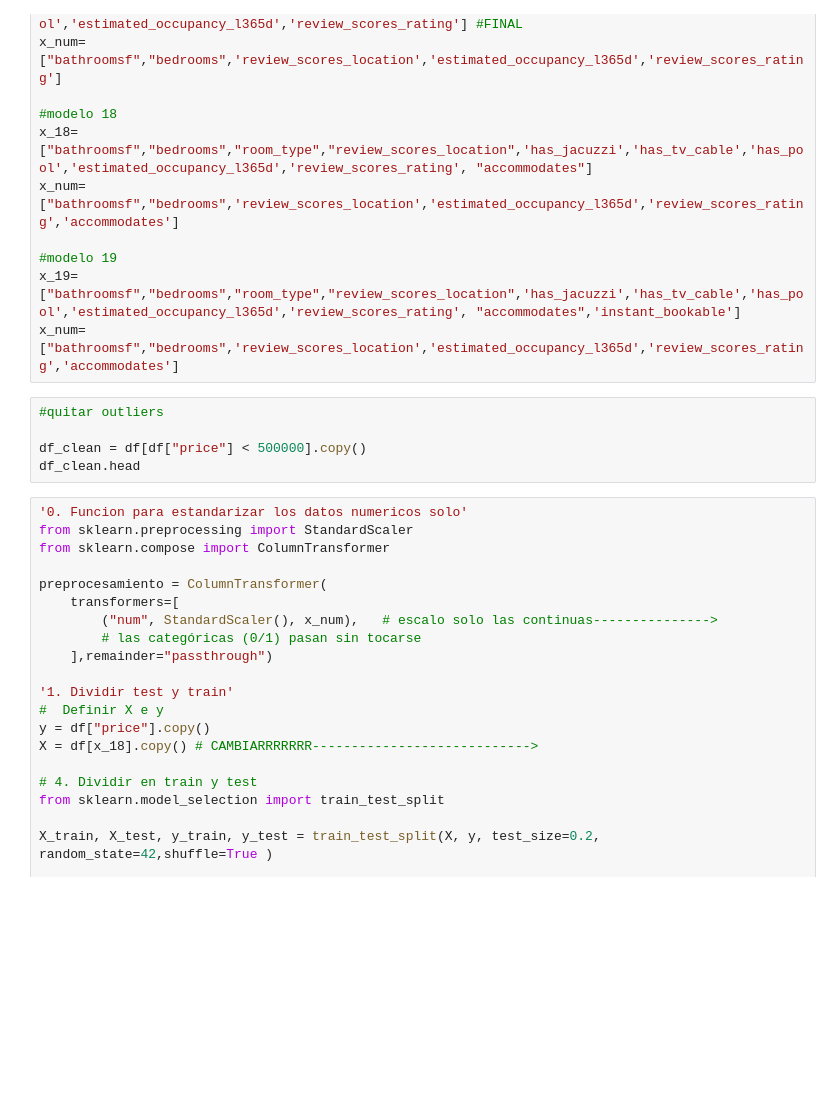
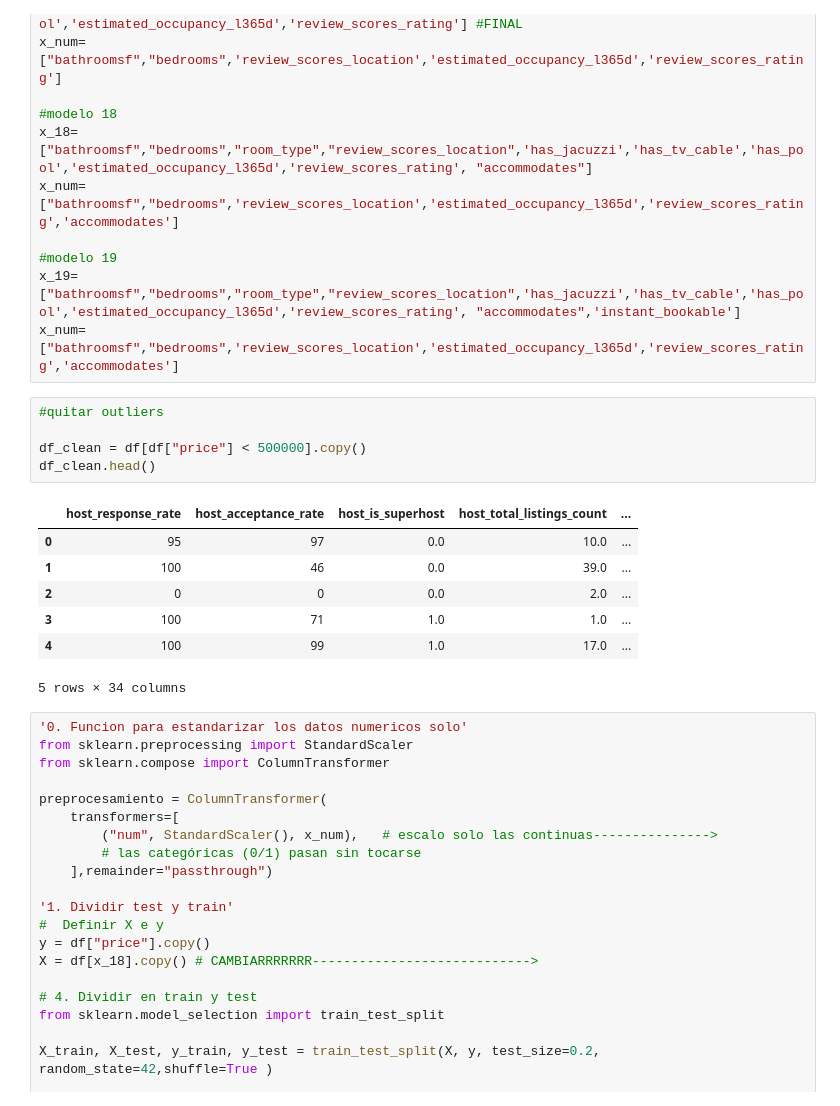
Before and after one commit to iarangom/proyecto-final, a Jupyter notebook: ISABELLA- modelos/Modelos.ipynb, the cells around one changed output. Saved outputs shown, nothing was run; the diff lists cells and outputs as text; blank space fills up the shorter version.

```diff
--- a/ISABELLA- modelos/Modelos.ipynb
+++ b/ISABELLA- modelos/Modelos.ipynb
@@ -306,8 +337,16 @@ x_num= ["bathroomsf","bedrooms",'review_scores_location','estimated_occupancy_l3
 # %%
 #quitar outliers
 
 df_clean = df[df["price"] < 500000].copy()
-df_clean.head
+df_clean.head()
+# %% [output]
+|  | host_response_rate | host_acceptance_rate | host_is_superhost | host_total_listings_count | ... |
+| 0 | 95 | 97 | 0.0 | 10.0 | ... |
+| 1 | 100 | 46 | 0.0 | 39.0 | ... |
+| 2 | 0 | 0 | 0.0 | 2.0 | ... |
+| 3 | 100 | 71 | 1.0 | 1.0 | ... |
+| 4 | 100 | 99 | 1.0 | 17.0 | ... |
+5 rows × 34 columns
 # %%
 '0. Funcion para estandarizar los datos numericos solo'
 from sklearn.preprocessing import StandardScaler
```
Also changed, not shown: parts of 6 cells of this notebook, 1 other file.
